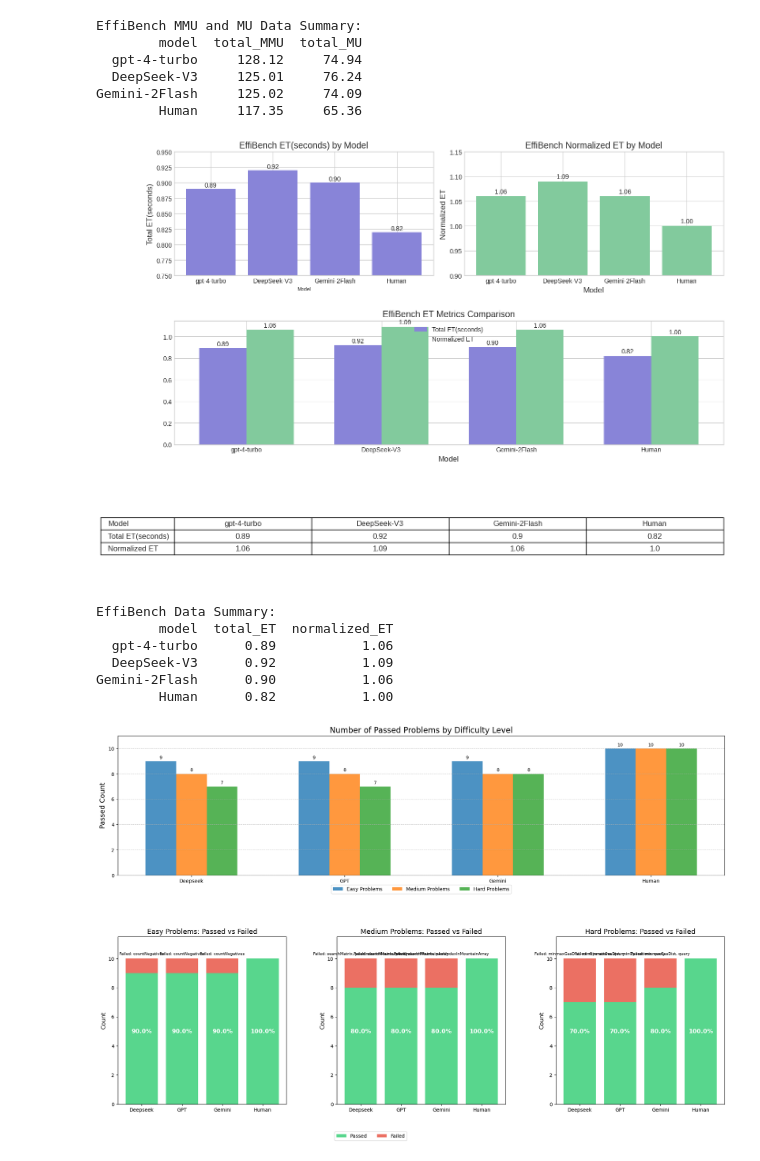
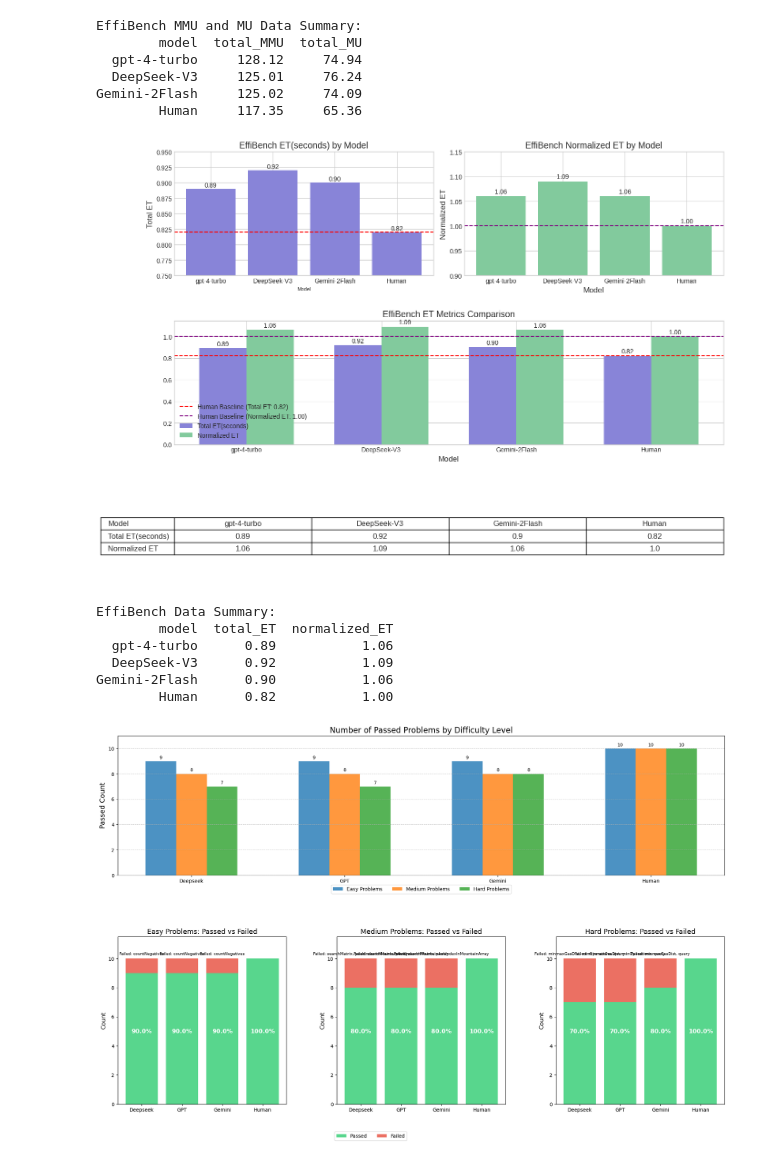
Before and after one commit to Hop-Le133884/comparing_llms_and_human_codes, a Jupyter notebook: benchmark_charts.ipynb, the cells around one changed output. Saved outputs shown, nothing was run; the diff lists cells and outputs as text; code cells hidden in the pictures.

Commit message:
add charts and tables

```diff
--- a/benchmark_charts.ipynb
+++ b/benchmark_charts.ipynb
@@ -373,6 +699,7 @@ gs = GridSpec(3, 2, height_ratios=[4, 4, 3])
 # Plot 1: Side-by-side Total ET
 ax1 = fig.add_subplot(gs[0, 0])
 bars1 = ax1.bar(df['model'], df['total_ET'], color=colors[0])
+ax1.axhline(y=0.82, color='red', linestyle='--', label='Human Baseline (Total ET: 0.82)')
 ax1.set_title('EffiBench ET(seconds) by Model', fontsize=14)
 ax1.set_xlabel('Model', fontsize=8)
 ax1.set_ylabel('Total ET', fontsize=12)
@@ -385,6 +712,7 @@ for bar in bars1:
 # Plot 2: Side-by-side Normalized ET
 ax2 = fig.add_subplot(gs[0, 1])
 bars2 = ax2.bar(df['model'], df['normalized_ET'], color=colors[1])
+ax2.axhline(y=1.00, color='purple', linestyle='--', label='Human Baseline (Normalized ET: 1.00)')
 ax2.set_title('EffiBench Normalized ET by Model', fontsize=14)
 ax2.set_xlabel('Model', fontsize=12)
 ax2.set_ylabel('Normalized ET', fontsize=12)
@@ -400,6 +728,8 @@ x = np.arange(len(df['model']))
 width = 0.35
 bars3_1 = ax3.bar(x - width/2, df['total_ET'], width, label='Total ET(seconds)', color=colors[0])
 bars3_2 = ax3.bar(x + width/2, df['normalized_ET'], width, label='Normalized ET', color=colors[1])
+ax3.axhline(y=0.82, color='red', linestyle='--', label='Human Baseline (Total ET: 0.82)')
+ax3.axhline(y=1.00, color='purple', linestyle='--', label='Human Baseline (Normalized ET: 1.00)')
 ax3.set_title('EffiBench ET Metrics Comparison', fontsize=14)
 ax3.set_xlabel('Model', fontsize=12)
 ax3.set_xticks(x)
@@ -421,34 +751,34 @@ table_rows = ['Model', 'Total ET(seconds)', 'Normalized ET']
 table = ax4.table(
     cellText=table_data,
     rowLabels=table_rows,
     loc='center',
     cellLoc='center',
     colWidths=[0.25] * len(df)
 )
 table.auto_set_font_size(False)
 table.set_fontsize(12)
 table.scale(1, 1.5)
 
 # Adjust layout
 plt.tight_layout()
 plt.subplots_adjust(hspace=0.4)
 
 # Save the figure
 plt.savefig('ET_charts.png', dpi=300, bbox_inches='tight')
 
 # Show the figure
 plt.show()
 
 # Additionally, print the dataframe as a formatted table
 print("\nEffiBench Data Summary:")
 print(df[['model', 'total_ET', 'normalized_ET']].to_string(index=False))
 
 # If you want to generate an HTML table
 html_table = df[['model', 'total_ET', 'normalized_ET']].to_html(index=False)
 with open('ET_table.html', 'w') as f:
     f.write(html_table)
 # %% [output]
-[figure, old version]
+[figure, new version]
 EffiBench Data Summary:
         model  total_ET  normalized_ET
   gpt-4-turbo      0.89           1.06
```
Also changed, not shown: parts of 9 cells of this notebook, 15 other files.
